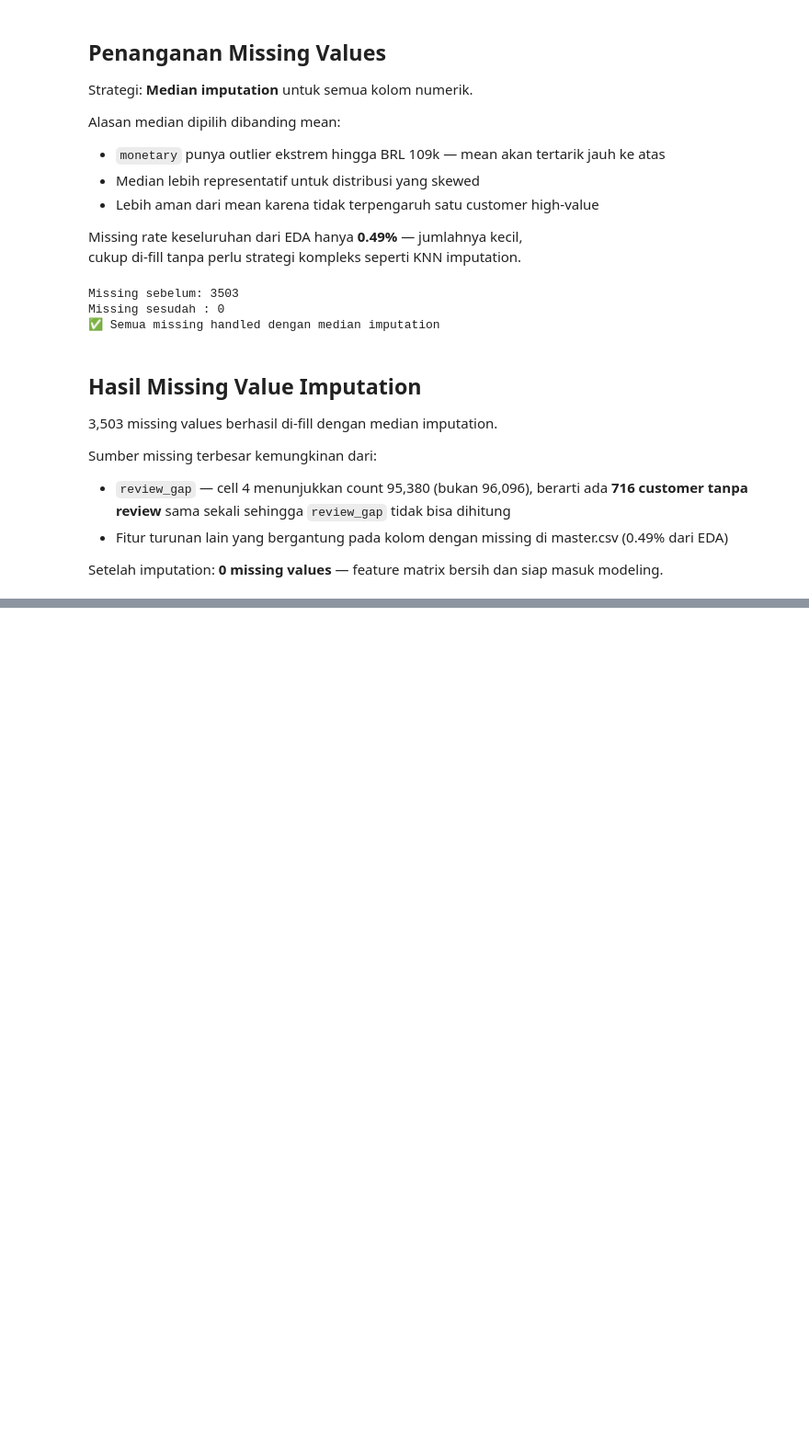
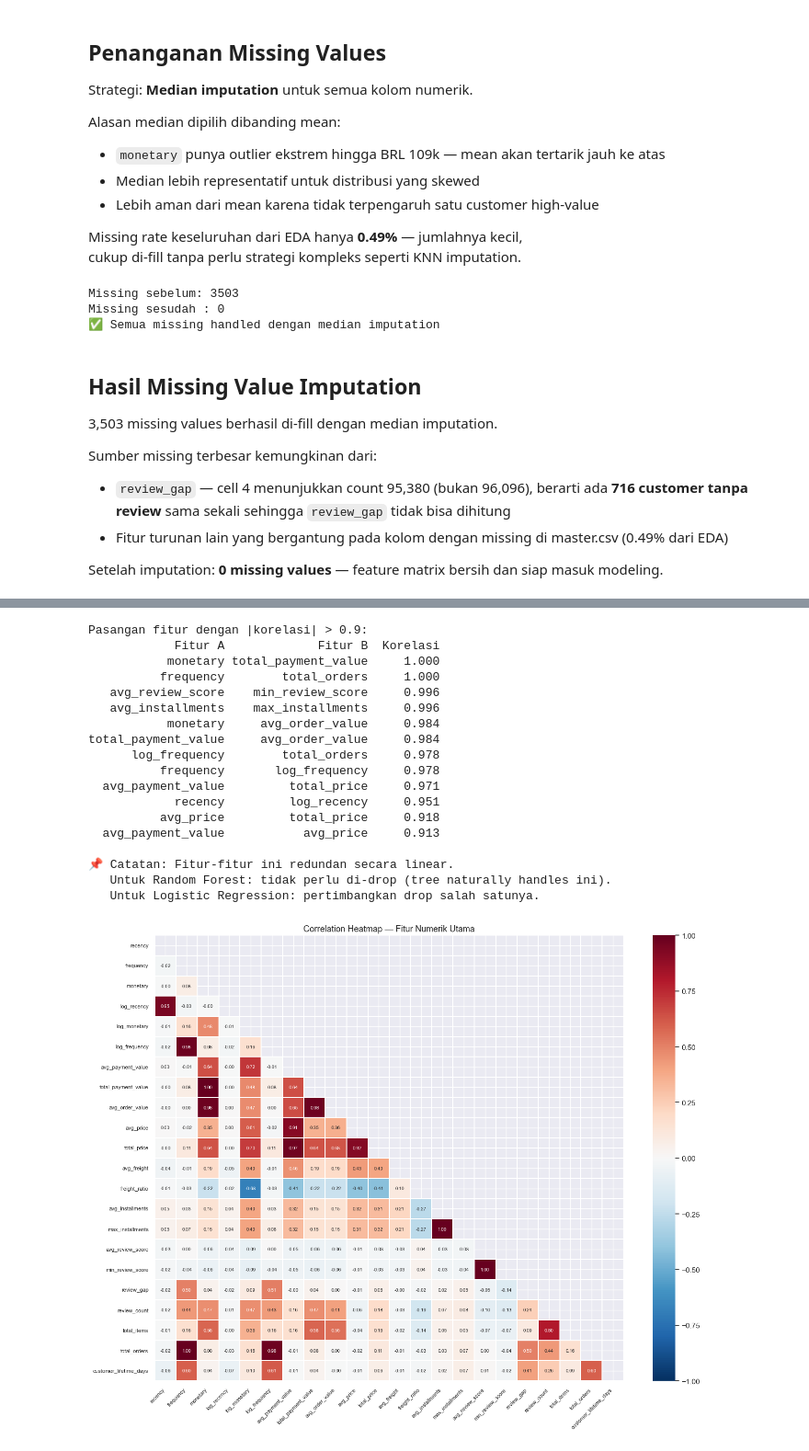
Before and after one commit to FarahAuliaKirana/Churn-Prediction, a Jupyter notebook: notebooks/03_feature_engineering.ipynb, the cells around one changed output, grey strips where cells are left out. Shown at 92% size. Saved outputs shown, nothing was run; the diff lists cells and outputs as text; code cells hidden in the pictures; blank space fills up the shorter version.

```diff
--- a/notebooks/03_feature_engineering.ipynb
+++ b/notebooks/03_feature_engineering.ipynb
@@ -379,0 +388,75 @@ dan siap masuk modeling.
+# %%
+# DETEKSI MULTIKOLINEARITAS — fitur numerik utama
+core_num_cols = [
+    'recency', 'frequency', 'monetary',
+    'log_recency', 'log_monetary', 'log_frequency',
+    'avg_payment_value', 'total_payment_value', 'avg_order_value',
+    'avg_price', 'total_price', 'avg_freight', 'freight_ratio',
+    'avg_installments', 'max_installments',
+    'avg_review_score', 'min_review_score', 'review_gap', 'review_count',
+    'total_items', 'total_orders', 'customer_lifetime_days'
+]
+core_num_cols = [c for c in core_num_cols if c in features.columns]
+
+corr_matrix = features[core_num_cols].corr()
+
+# Temukan pasangan yang sangat berkorelasi (|r| > 0.9)
+high_corr_pairs = []
+for i in range(len(corr_matrix.columns)):
+    for j in range(i+1, len(corr_matrix.columns)):
+        r = corr_matrix.iloc[i, j]
+        if abs(r) > 0.9:
+            high_corr_pairs.append({
+                'Fitur A': corr_matrix.columns[i],
+                'Fitur B': corr_matrix.columns[j],
+                'Korelasi': round(r, 3)
+            })
+
+print("Pasangan fitur dengan |korelasi| > 0.9:")
+if high_corr_pairs:
+    hc_df = pd.DataFrame(high_corr_pairs).sort_values('Korelasi', ascending=False)
+    print(hc_df.to_string(index=False))
+    print("\n📌 Catatan: Fitur-fitur ini redundan secara linear.")
+    print("   Untuk Random Forest: tidak perlu di-drop (tree naturally handles ini).")
+    print("   Untuk Logistic Regression: pertimbangkan drop salah satunya.")
+else:
+    print("✅ Tidak ada pasangan fitur dengan korelasi ekstrem (>0.9)")
+
+# Heatmap korelasi fitur numerik utama
+plt.figure(figsize=(14, 11))
+mask = np.triu(np.ones_like(corr_matrix, dtype=bool))
+sns.heatmap(
+    corr_matrix,
+    mask=mask,
+    annot=True, fmt='.2f',
+    cmap='RdBu_r', center=0,
+    linewidths=0.3,
+    annot_kws={'size': 7},
+    vmin=-1, vmax=1
+)
+plt.title('Correlation Heatmap — Fitur Numerik Utama', fontsize=13)
+plt.xticks(rotation=45, ha='right', fontsize=8)
+plt.yticks(fontsize=8)
+plt.tight_layout()
+plt.savefig('../data/processed/correlation_heatmap.png', dpi=150)
+plt.show()
+# %% [output]
+Pasangan fitur dengan |korelasi| > 0.9:
+            Fitur A             Fitur B  Korelasi
+           monetary total_payment_value     1.000
+          frequency        total_orders     1.000
+   avg_review_score    min_review_score     0.996
+   avg_installments    max_installments     0.996
+           monetary     avg_order_value     0.984
+total_payment_value     avg_order_value     0.984
+      log_frequency        total_orders     0.978
+          frequency       log_frequency     0.978
+  avg_payment_value         total_price     0.971
+            recency         log_recency     0.951
+          avg_price         total_price     0.918
+  avg_payment_value           avg_price     0.913
+
+📌 Catatan: Fitur-fitur ini redundan secara linear.
+   Untuk Random Forest: tidak perlu di-drop (tree naturally handles ini).
+   Untuk Logistic Regression: pertimbangkan drop salah satunya.
+[figure, added]
```
Also changed, not shown: parts of 6 cells of this notebook, 45 other files.
